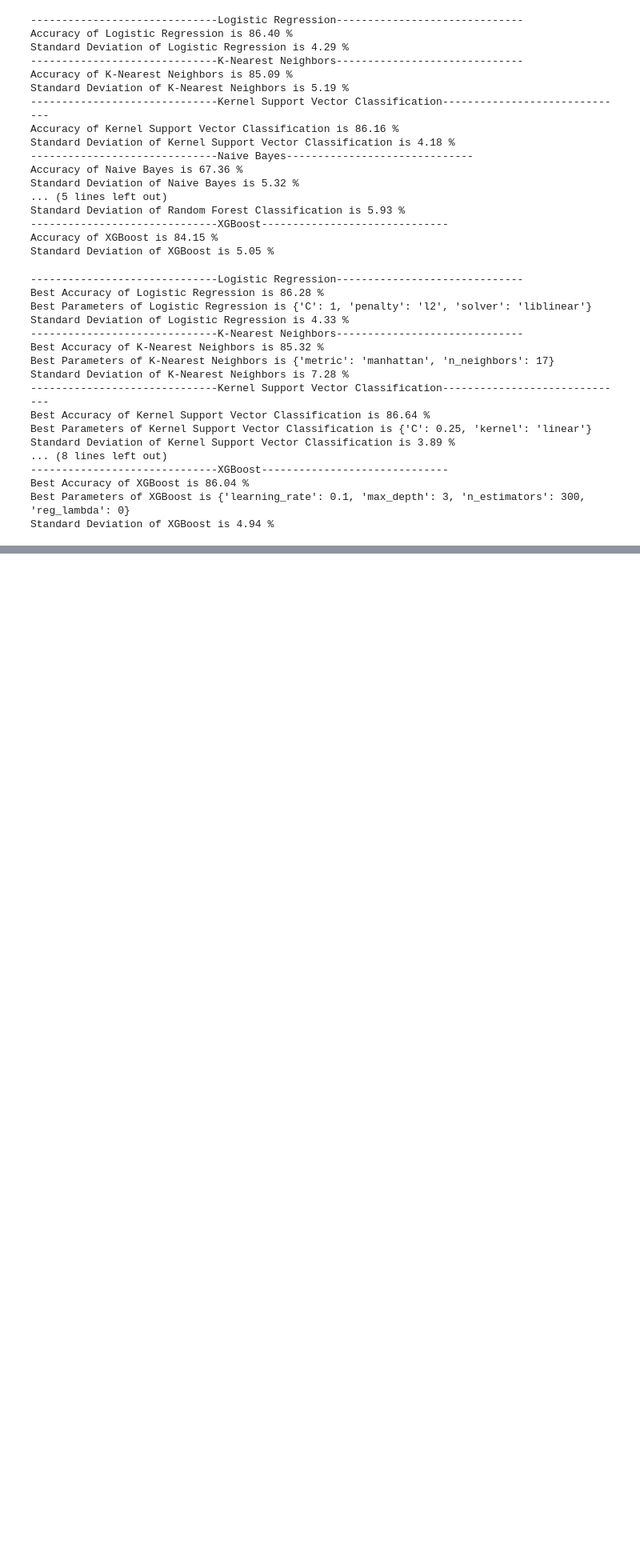
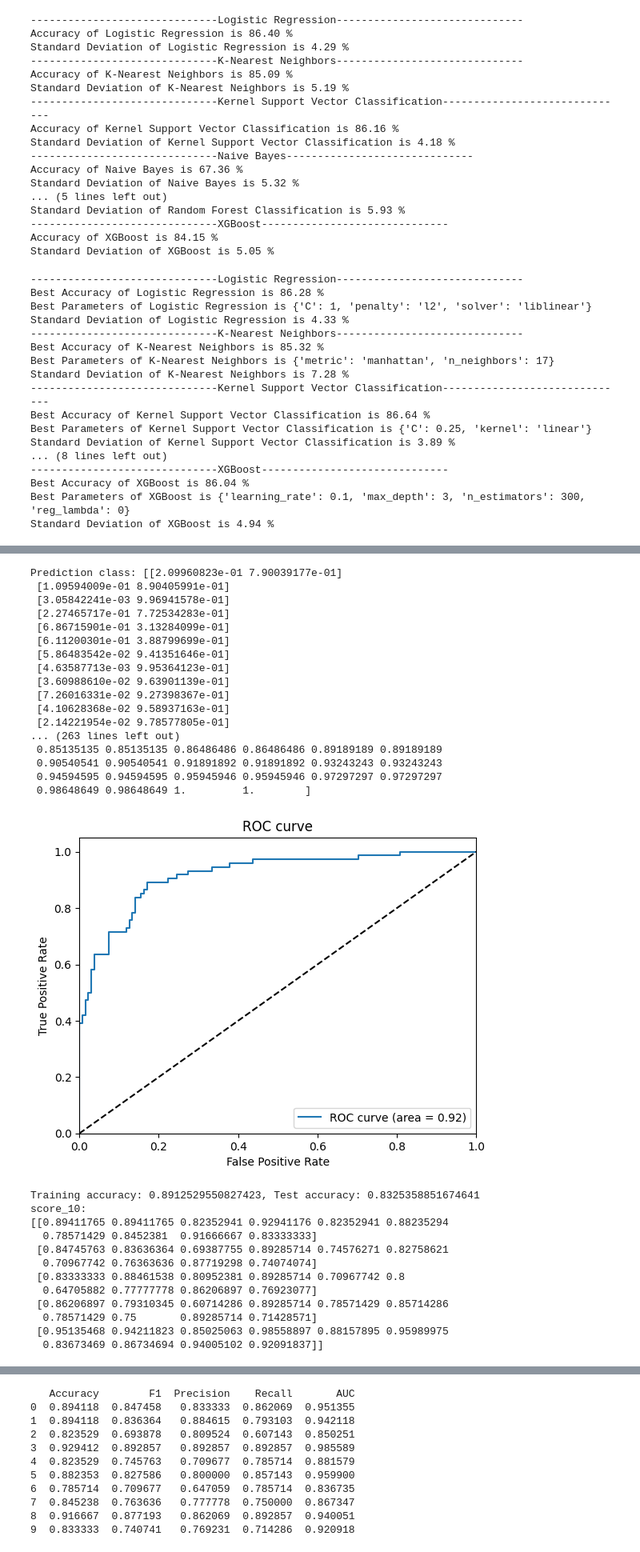
Before and after one commit to bl4ko/Biodegradability-of-Chemicals, a Jupyter notebook: Prediction.ipynb, the cells around one changed output, grey strips where cells are left out. Shown at 80% size. Cells and saved outputs as stored; diff of their text form; code cells hidden in the pictures; blank space fills up the shorter version.

```diff
--- a/Prediction.ipynb
+++ b/Prediction.ipynb
@@ -451,0 +588,55 @@ Standard Deviation of XGBoost is 4.94 %
+# %%
+scores, scores_10 = evaluate_model( lreg_tuned, X_train, y_train, X_test, y_test)
+
+score_pd = pd.DataFrame(scores, columns=['Accuracy', 'F1', 'Precision', 'Recall', 'AUC'])
+score_pd.plot(kind='bar', title='Decision Tree Classifier')
+
+plt.title('Decision Tree Classifier')
+plt.xlabel('Fold Number')
+plt.ylabel('Score')
+plt.legend(loc='best')
+plt.show()
+
+score_10_pd = pd.DataFrame(scores_10.T, columns=['Accuracy', 'F1', 'Precision', 'Recall', 'AUC'])
+print(score_10_pd)
+score_10_pd.plot(kind='bar', title='Decision Tree Classifier')
+
+plt.title('Decision Tree Classifier')
+plt.xlabel('Fold Number')
+plt.ylabel('Score')
+plt.legend(loc='best')
+plt.show()
+
+
+score_10_pd.plot(kind='box', title='Decision Tree Classifier')
+# %% [output]
+Prediction class: [[2.09960823e-01 7.90039177e-01]
+ [1.09594009e-01 8.90405991e-01]
+ [3.05842241e-03 9.96941578e-01]
+ [2.27465717e-01 7.72534283e-01]
+ [6.86715901e-01 3.13284099e-01]
+ [6.11200301e-01 3.88799699e-01]
+ [5.86483542e-02 9.41351646e-01]
+ [4.63587713e-03 9.95364123e-01]
+ [3.60988610e-02 9.63901139e-01]
+ [7.26016331e-02 9.27398367e-01]
+ [4.10628368e-02 9.58937163e-01]
+ [2.14221954e-02 9.78577805e-01]
+... (263 lines left out)
+ 0.85135135 0.85135135 0.86486486 0.86486486 0.89189189 0.89189189
+ 0.90540541 0.90540541 0.91891892 0.91891892 0.93243243 0.93243243
+ 0.94594595 0.94594595 0.95945946 0.95945946 0.97297297 0.97297297
+ 0.98648649 0.98648649 1.         1.        ]
+[figure, added]
+Training accuracy: 0.8912529550827423, Test accuracy: 0.8325358851674641
+score_10:
+[[0.89411765 0.89411765 0.82352941 0.92941176 0.82352941 0.88235294
+  0.78571429 0.8452381  0.91666667 0.83333333]
+ [0.84745763 0.83636364 0.69387755 0.89285714 0.74576271 0.82758621
+  0.70967742 0.76363636 0.87719298 0.74074074]
+ [0.83333333 0.88461538 0.80952381 0.89285714 0.70967742 0.8
+  0.64705882 0.77777778 0.86206897 0.76923077]
+ [0.86206897 0.79310345 0.60714286 0.89285714 0.78571429 0.85714286
+  0.78571429 0.75       0.89285714 0.71428571]
+ [0.95135468 0.94211823 0.85025063 0.98558897 0.88157895 0.95989975
+  0.83673469 0.86734694 0.94005102 0.92091837]]
@@ -451,0 +644,11 @@ Standard Deviation of XGBoost is 4.94 %
+   Accuracy        F1  Precision    Recall       AUC
+0  0.894118  0.847458   0.833333  0.862069  0.951355
+1  0.894118  0.836364   0.884615  0.793103  0.942118
+2  0.823529  0.693878   0.809524  0.607143  0.850251
+3  0.929412  0.892857   0.892857  0.892857  0.985589
+4  0.823529  0.745763   0.709677  0.785714  0.881579
+5  0.882353  0.827586   0.800000  0.857143  0.959900
+6  0.785714  0.709677   0.647059  0.785714  0.836735
+7  0.845238  0.763636   0.777778  0.750000  0.867347
+8  0.916667  0.877193   0.862069  0.892857  0.940051
+9  0.833333  0.740741   0.769231  0.714286  0.920918
```
Also changed, not shown: parts of 8 cells of this notebook.
